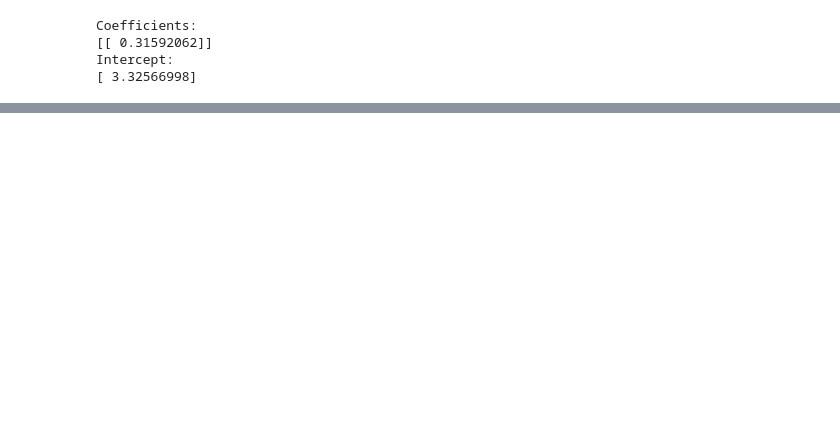
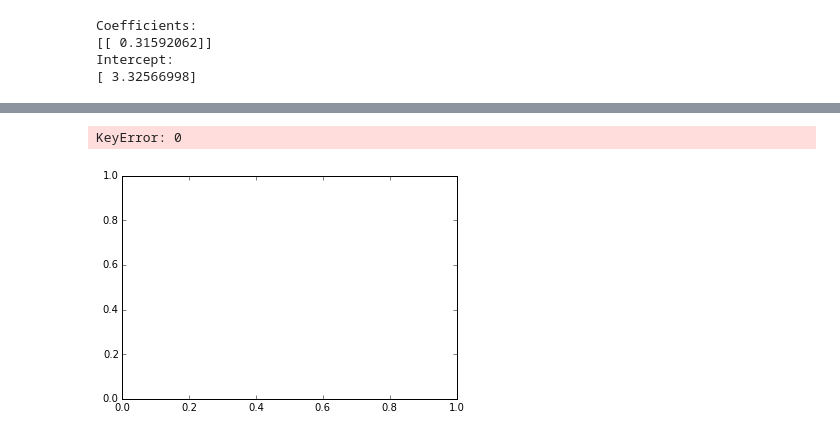
Before and after one commit to th-lucas/AOPM, a Jupyter notebook: src/Analysis_of_popular_music.ipynb, the cells around one changed output, grey strips where cells are left out. Cells and saved outputs as stored; diff of their text form; code cells hidden in the pictures; blank space fills up the shorter version.

```diff
--- a/src/Analysis_of_popular_music.ipynb
+++ b/src/Analysis_of_popular_music.ipynb
@@ -138,0 +220,2 @@ Intercept:
+# %%
+valence_dict = dsf.get_valence_by_decade(billboard_df_final)
@@ -138,0 +246,7 @@ Intercept:
+# %%
+n, bins, patches = plt.hist(valence_dict[2010], normed = False, color = COLORS[1], bins = 30)
+
+plt.show()
+# %% [output]
+KeyError: 0
+[figure, added]
```
Also changed, not shown: parts of 23 cells of this notebook, 1 other file.
